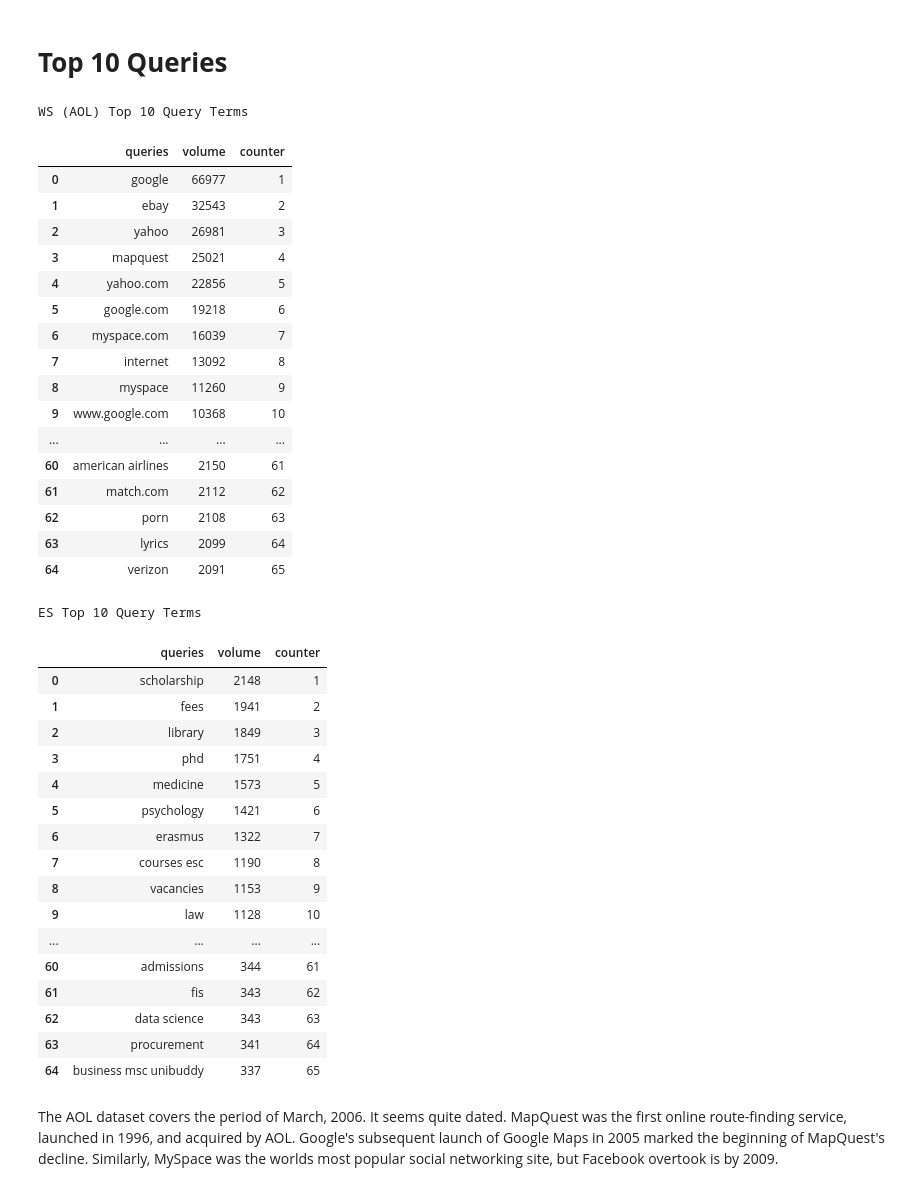
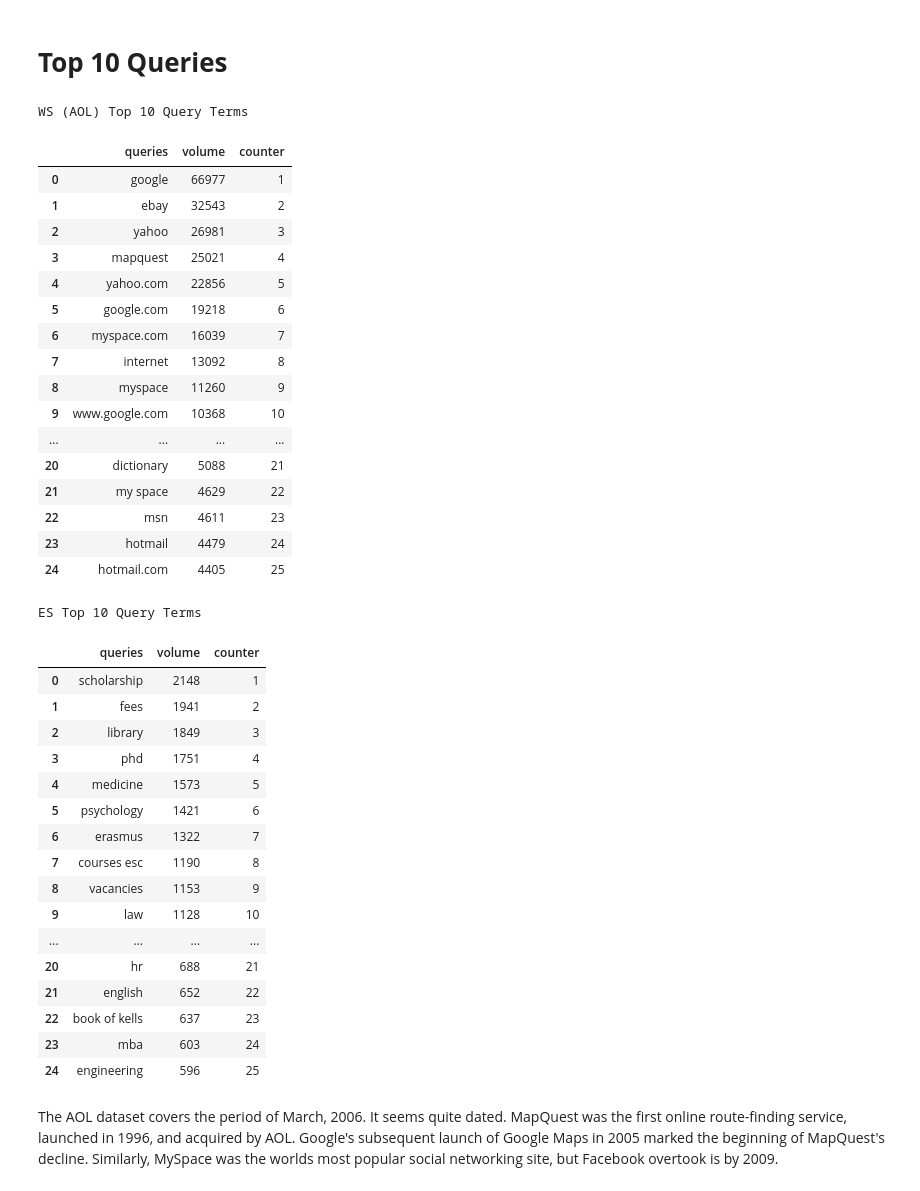
Before and after one commit to ColinDaly75/QAC_LTR_for_ES, a Jupyter notebook: search-demand-curve-enterprise-search.ipynb, the cells around one changed output. Saved outputs shown, nothing was run; the diff lists cells and outputs as text; code cells hidden in the pictures.

```diff
--- a/search-demand-curve-enterprise-search.ipynb
+++ b/search-demand-curve-enterprise-search.ipynb
@@ -77,33 +77,33 @@ ws_df['counter'] = range(initial_value, len(ws_df) +initial_value)
 # %%
 from IPython.display import display_html
 
-es_df_top10=es_df.head(65)
-ws_df_top10=ws_df.head(65)
+es_df_top10=es_df.head(25)
+ws_df_top10=ws_df.head(25)
 
 es_df_styler = es_df_top10.style.set_table_attributes("style='display:inline'").set_caption('<b>ES Top 10 Query Terms</b>')
 ws_df_styler = ws_df_top10.style.set_table_attributes("style='display:inline'").set_caption('<b>WS (AOL) Top 10 Query Terms</b>')
 
 #display_html(es_df_styler._repr_html_()+ws_df_styler._repr_html_(), raw=True)
 display_html(ws_df_styler._repr_html_()+es_df_styler._repr_html_(), raw=True)
 # %% [output]
 WS (AOL) Top 10 Query Terms
 |  | queries | volume | counter |
 | 0 | google | 66977 | 1 |
 | 1 | ebay | 32543 | 2 |
 | 2 | yahoo | 26981 | 3 |
 | 3 | mapquest | 25021 | 4 |
 | 4 | yahoo.com | 22856 | 5 |
 | 5 | google.com | 19218 | 6 |
 | 6 | myspace.com | 16039 | 7 |
 | 7 | internet | 13092 | 8 |
 | 8 | myspace | 11260 | 9 |
 | 9 | www.google.com | 10368 | 10 |
 | ... | ... | ... | ... |
-| 60 | american airlines | 2150 | 61 |
-| 61 | match.com | 2112 | 62 |
-| 62 | porn | 2108 | 63 |
-| 63 | lyrics | 2099 | 64 |
-| 64 | verizon | 2091 | 65 |
+| 20 | dictionary | 5088 | 21 |
+| 21 | my space | 4629 | 22 |
+| 22 | msn | 4611 | 23 |
+| 23 | hotmail | 4479 | 24 |
+| 24 | hotmail.com | 4405 | 25 |
 ES Top 10 Query Terms
 |  | queries | volume | counter |
 | 0 | scholarship | 2148 | 1 |
@@ -117,11 +117,11 @@ ES Top 10 Query Terms
 | 8 | vacancies | 1153 | 9 |
 | 9 | law | 1128 | 10 |
 | ... | ... | ... | ... |
-| 60 | admissions | 344 | 61 |
-| 61 | fis | 343 | 62 |
-| 62 | data science | 343 | 63 |
-| 63 | procurement | 341 | 64 |
-| 64 | business msc unibuddy | 337 | 65 |
+| 20 | hr | 688 | 21 |
+| 21 | english | 652 | 22 |
+| 22 | book of kells | 637 | 23 |
+| 23 | mba | 603 | 24 |
+| 24 | engineering | 596 | 25 |
 # %% [markdown]
 The AOL dataset covers the period of March, 2006.  It seems quite dated.  MapQuest was the first online route-finding service, launched in 1996, and acquired by AOL.  Google's subsequent launch of Google Maps in 2005 marked the beginning of MapQuest's decline.  Similarly, MySpace was the worlds most popular social networking site, but Facebook overtook is by 2009.
 # %% [markdown]
```
